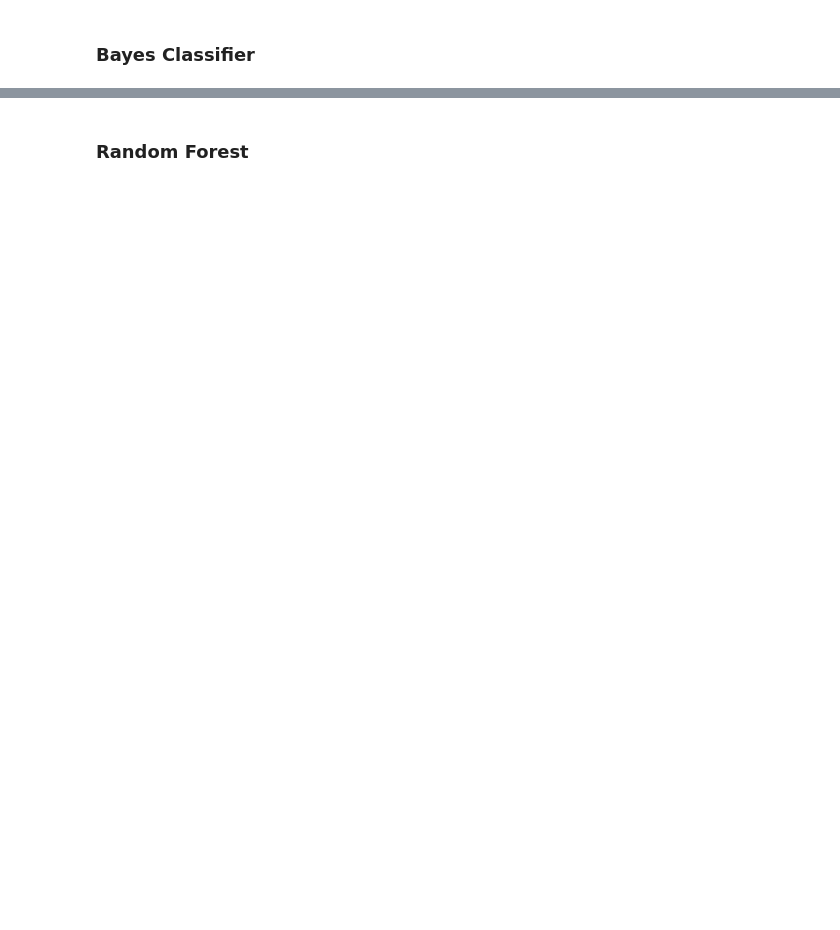
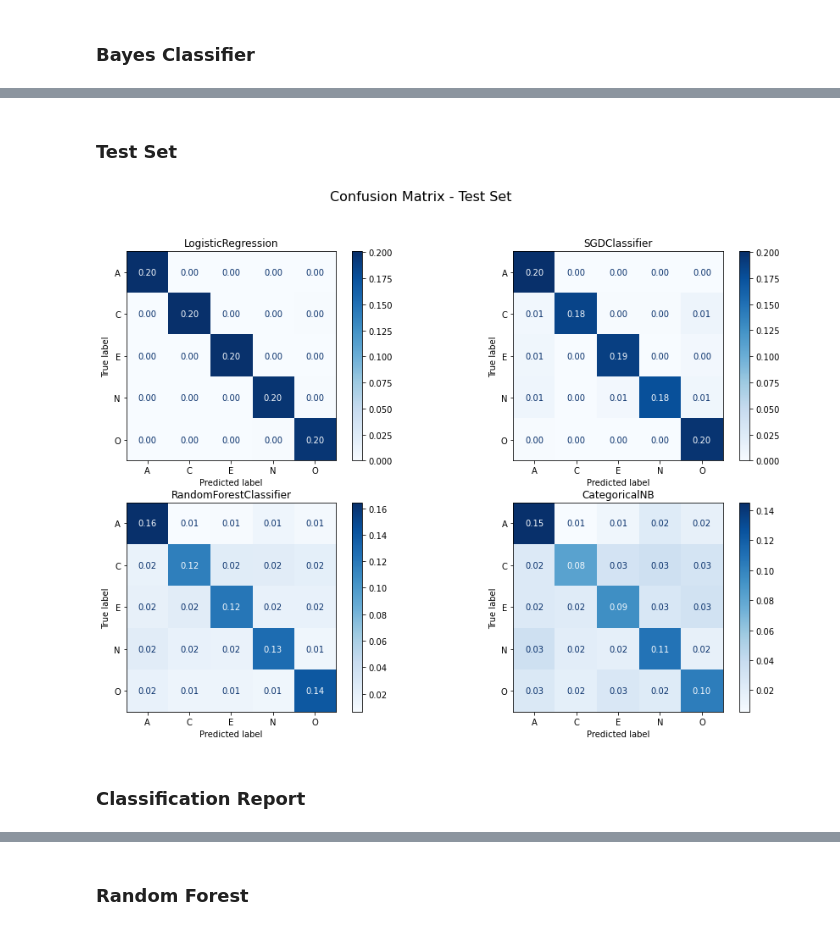
Before and after one commit to UNSpecializationAI/BigFivePersonality, a Jupyter notebook: Big-Five Factor Markers.ipynb, the cells around one changed output, grey strips where cells are left out. Drawn from its saved outputs; the diff is of its cells as text; code cells hidden in the pictures; blank space fills up the shorter version.

```diff
--- a/Big-Five Factor Markers.ipynb
+++ b/Big-Five Factor Markers.ipynb
@@ -344,0 +550,8 @@ models[str(type(bayes).__name__)] = bayes
+# %% [markdown]
+### Test Set
+# %%
+plot_conf_mat(models,X_test,y_test,label='Test Set')
+# %% [output]
+[figure, added]
+# %% [markdown]
+### Classification Report
```
Also changed, not shown: parts of 85 cells of this notebook.
